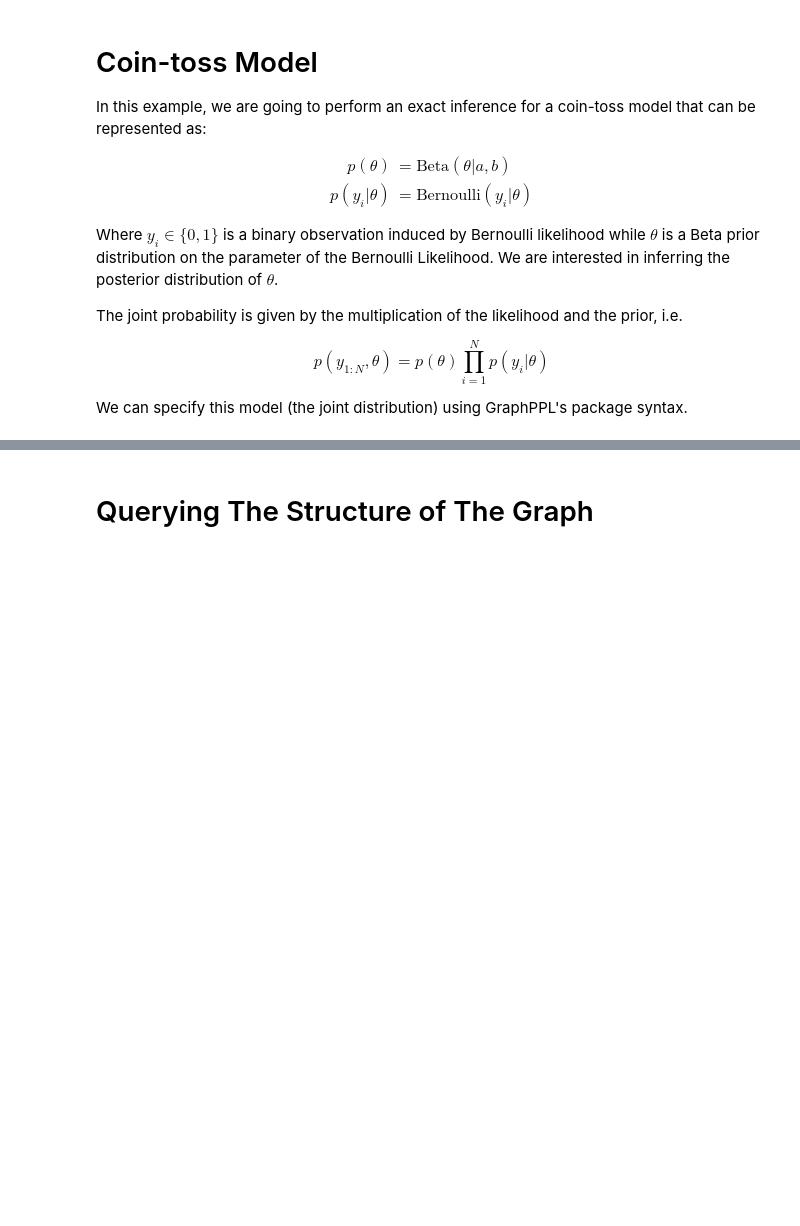
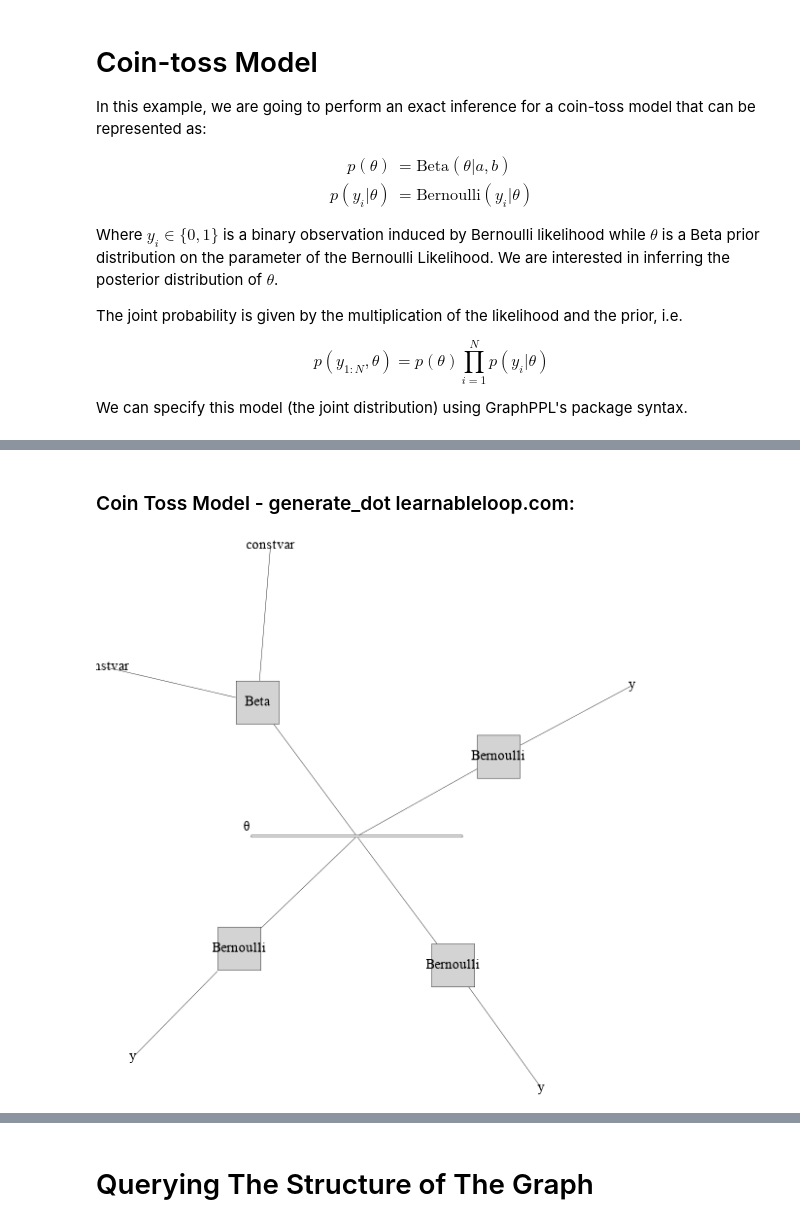
Before and after one commit to FraserP117/ActInf_RxInfer, a Jupyter notebook: GraphViz_GraphPPL_Project_Experimentation.ipynb, the cells around one changed output, grey strips where cells are left out. Cells and saved outputs as stored; diff of their text form; code cells hidden in the pictures; blank space fills up the shorter version.

```diff
--- a/GraphViz_GraphPPL_Project_Experimentation.ipynb
+++ b/GraphViz_GraphPPL_Project_Experimentation.ipynb
@@ -107,0 +286,9 @@ draw(
+# %%
+"""
+ Retain canonical chars of a label string.
+ From learnableloop.com at: https://learnableloop.com/posts/FFGViz1_KE.html
+"""
+function retain_can(s::String)
+    m = match(r"^[a-zA-Zγθs₀\*]*", s)
+    return m.match
+end
@@ -107,0 +382,5 @@ draw(
+# %%
+function retain_can(s::String) ## retain canonical chars of a label string
+    m = match(r"^[a-zA-Zγθs₀\*]*", s)
+    return m.match
+end
@@ -107,0 +458,18 @@ draw(
+# %%
+"""
+Given a user specified canonical variable label string,
+returns all the GraphPPL associated labels from the context's individual_variables.
+"""
+function str_individual_vars(gppl_model, var::String)
+    context = GraphPPL.getcontext(gppl_model)
+    vec = []
+    for (node_ID, node_label) in pairs(context.individual_variables)
+        ## println("$(node_ID), $(node_label)")
+        ## println("$(typeof(node_ID)), $(typeof(node_label))")
+        if occursin(var, string(node_ID))
+            append!(vec, node_label)
+        end
+    end
+    result = string.(vec)
+    return result
+end
@@ -107,0 +1437,17 @@ draw(
+# %% [markdown]
+### Coin Toss Model - generate_dot learnableloop.com:
+# %%
+# create the DOT code string
+coin_toss_dot_ll = generate_dot_ll(
+    Model = gppl_model,
+    font_size = 7,
+    edge_length = 1.0,
+    layout = "neato",
+    width = 6.0,
+    height = 6.0
+);
+# %%
+# execute the DOT code string
+show_gv(coin_toss_dot_ll)
+# %% [output]
+[figure, added]
```
Also changed, not shown: parts of 195 cells of this notebook, 21 other files.
